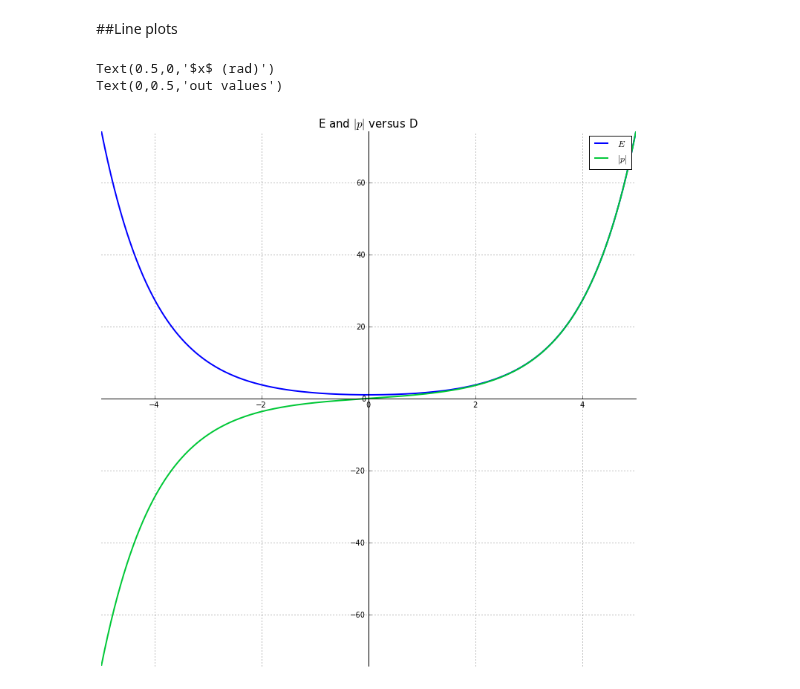
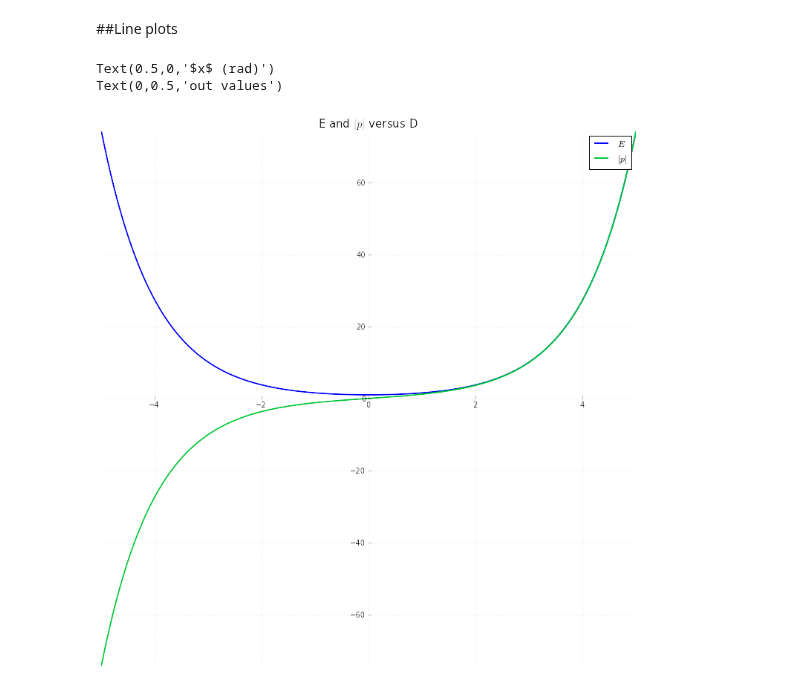
Before and after one commit to kbouch/PHYS202-S13, a Jupyter notebook: PlotTemplates.ipynb, the cells around one changed output. Drawn from its saved outputs; the diff is of its cells as text; code cells hidden in the pictures.

Commit message:
finished week 3 stuff, but still need help on plots

```diff
--- a/PlotTemplates.ipynb
+++ b/PlotTemplates.ipynb
@@ -14,9 +14,10 @@ E = np.cosh(D)  # The numpy version of hyperbolic cosine evalutes the function f
 
 p = np.sinh(D)  # Also store the results of evaluating hyperbolic sine over the domain.
 # %%
+import matplotlib.pyplot as plt
 # return an instance of :class:matplotlib.figure.Figure
-fig = plt.figure(num=1,figsize=(10.0,10.0),frameon=True,dpi=100)
-ax = fig.add_axes([0,1,1,1],frameon=True)
+fig = plt.figure(num=1,figsize=(10.0,10.0),frameon=False,dpi=80)
+ax = fig.add_axes([0,1,1,1],frameon=False)
 
 
 ax.plot(D, E, 'b-', color='blue',          linewidth=2.0, linestyle='-', label='$E$') # color and linestyle can be given as a third *arg instead
@@ -43,31 +44,31 @@ ymin, ymax = plt.ylim(ymin,ymax) # I will leave this auto scaled, unless I need
 
 plt.grid(b=True, which='major', axis='both')
 
 xtickstep = 1.0
 my_xlocs = np.arange(xmin,xmax+xtickstep,xtickstep,dtype=np.float32)  # using variables assigned previously initiate arguments for the pyplot.xticks function
 my_xticklab = np.array(my_xlocs[:], dtype=np.str_)
 
 ytickstep = (ymax - ymin)/10.0
 my_ylocs = np.arange(ymin,ymax+ytickstep,ytickstep,dtype=np.float32)
 my_yticklab = np.array(my_ylocs[:],dtype=np.str_)
 
 (a,b) = plt.xticks(my_xlocs,my_xticklab)                            # plug in variables created above, assign the return value to something to
 (c,d) = plt.yticks(my_ylocs,my_yticklab)                            # avoid notebook printing object references.
 
 #print ax.spines # axes class attribute is a dictionary with values that are :class:matplotlib.spines.Spine
 #print ax.spines.keys()
 #print ax.spines.values()
 
 # access each Spine object located in the spines dictionary
 ax.spines['top'].set_color('none')            # set the top and bottom spine color to none to make them invisible
 ax.spines['right'].set_color('none')
 ax.xaxis.set_ticks_position('bottom')
 ax.spines['bottom'].set_position( ('data',0.0) ) # takes one tuple as an arguemnt
 ax.yaxis.set_ticks_position('left')
 ax.spines['left'].set_position( ('data',0.0) )
 
 plt.show()
 # %% [output]
 Text(0.5,0,'$x$ (rad)')
 Text(0,0.5,'out values')
-[figure, old version]
+[figure, new version]
```
Also changed, not shown: parts of 6 cells of this notebook.
